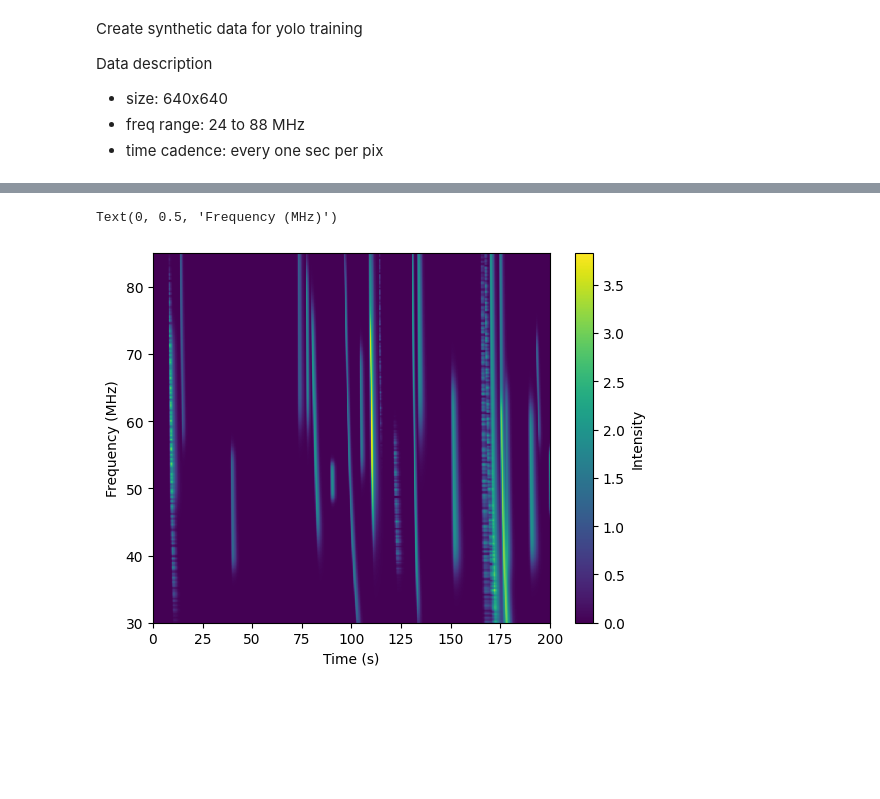
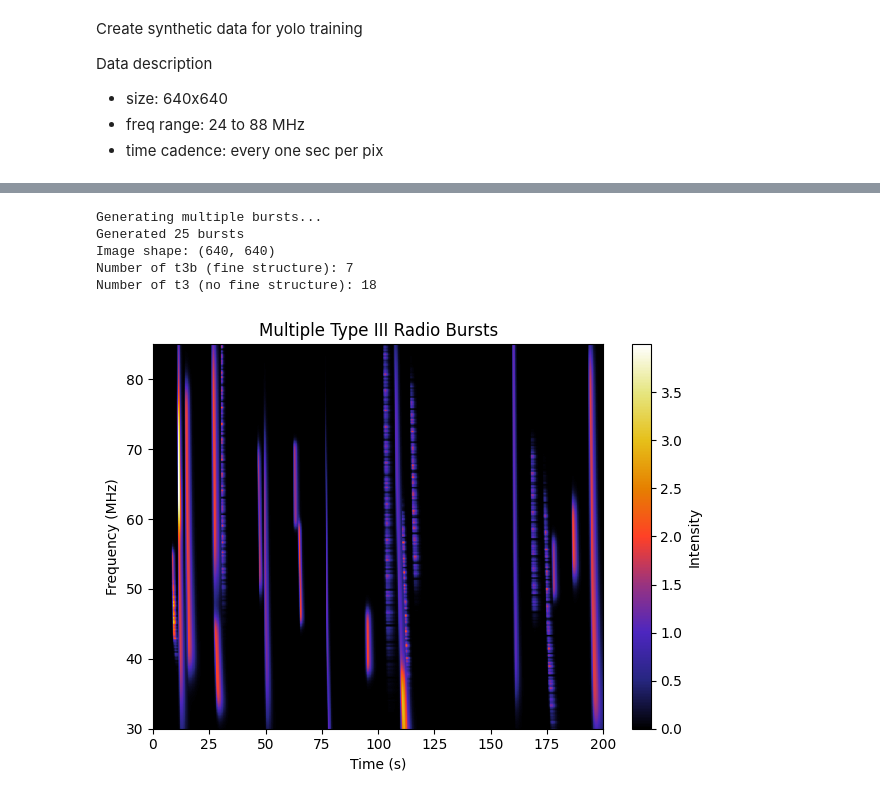
Before and after one commit to peijin94/PhySynthTrainer, a Jupyter notebook: example/demo.ipynb, the cells around one changed output, grey strips where cells are left out. Drawn from its saved outputs; the diff is of its cells as text; code cells hidden in the pictures; blank space fills up the shorter version.

```diff
--- a/example/demo.ipynb
+++ b/example/demo.ipynb
@@ -114,18 +155,46 @@ plt.plot([xmin, xmax, xmax, xmin, xmin], [ymin, ymin, ymax, ymax, ymin], 'r-')
 # %%
 # many type III bursts
 
-from physynthtrainer.burstGen import generate_many_random_t3_bursts, create_radio_burst_hash_table
+t_burst_hash, f_ax, v_ax = create_radio_burst_hash_table(
+    freq_range=[30, 85],
+    N_freq=640,
+    v_range=[0.05, 0.5],
+    N_v=200
+)
 
-#t_burst_hash, f_ax, v_ax = create_radio_burst_hash_table(freq_range=[30, 85], N_freq=640, v_range=[0.05, 0.5], N_v=200)
-img_bursts, bursts, is_t3b = generate_many_random_t3_bursts(n_bursts=30, use_hash_table=True, freq_range=[35, 80],
-                hash_table=t_burst_hash, v_hash=v_ax)
+# Generate multiple bursts
+print("Generating multiple bursts...")
+img_bursts, bursts, is_t3b = generate_many_random_t3_bursts(
+    n_bursts=30,
+    use_hash_table=True,
+    freq_range=[35, 80],
+    hash_table=t_burst_hash,
+    v_hash=v_ax
+)
+
+print(f"Generated {len(bursts)} bursts")
+print(f"Image shape: {img_bursts.shape}")
+print(f"Number of t3b (fine structure): {sum(is_t3b)}")
+print(f"Number of t3 (no fine structure): {len(is_t3b) - sum(is_t3b)}")
+
+# Plot the result
+plt.figure()
+plt.imshow(img_bursts.T, interpolation='nearest',
+           cmap='CMRmap',
+           aspect='auto', origin='lower',
+           extent=[0, 200, 30, 85])
+plt.colorbar(label='Intensity')
+plt.xlabel('Time (s)')
+plt.ylabel('Frequency (MHz)')
+plt.title('Multiple Type III Radio Bursts')
+plt.tight_layout()
+plt.savefig('demo_multiple_bursts.png', dpi=150, bbox_inches='tight')
+plt.show()
+# %% [output]
+Generating multiple bursts...
+Generated 25 bursts
+Image shape: (640, 640)
+Number of t3b (fine structure): 7
+Number of t3 (no fine structure): 18
+[figure, added]
-# %%
-plt.imshow(img_bursts.T, interpolation='nearest', aspect='auto', origin='lower',
-           extent=[0, 200, 30, 85])
-plt.colorbar(label='Intensity')
-plt.xlabel('Time (s)')
-plt.ylabel('Frequency (MHz)')
-# %% [output]
-Text(0, 0.5, 'Frequency (MHz)')
-[figure, removed]
 # %%
```
Also changed, not shown: parts of 10 cells of this notebook, 5 other files.
